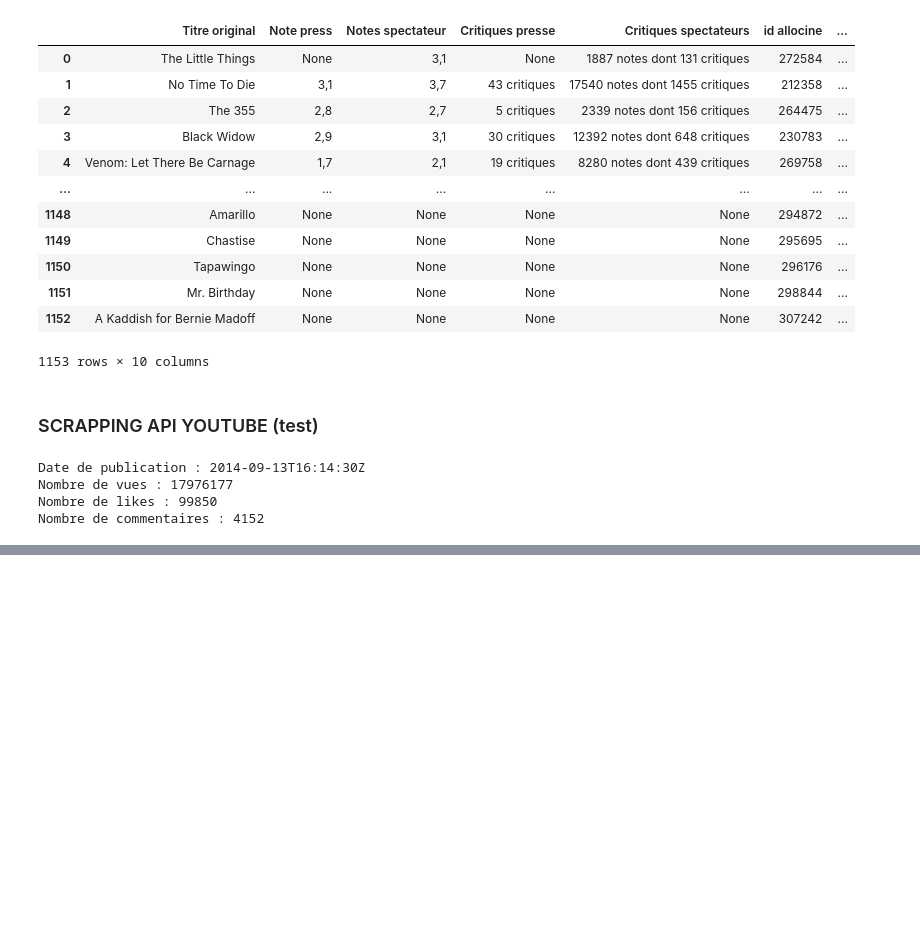
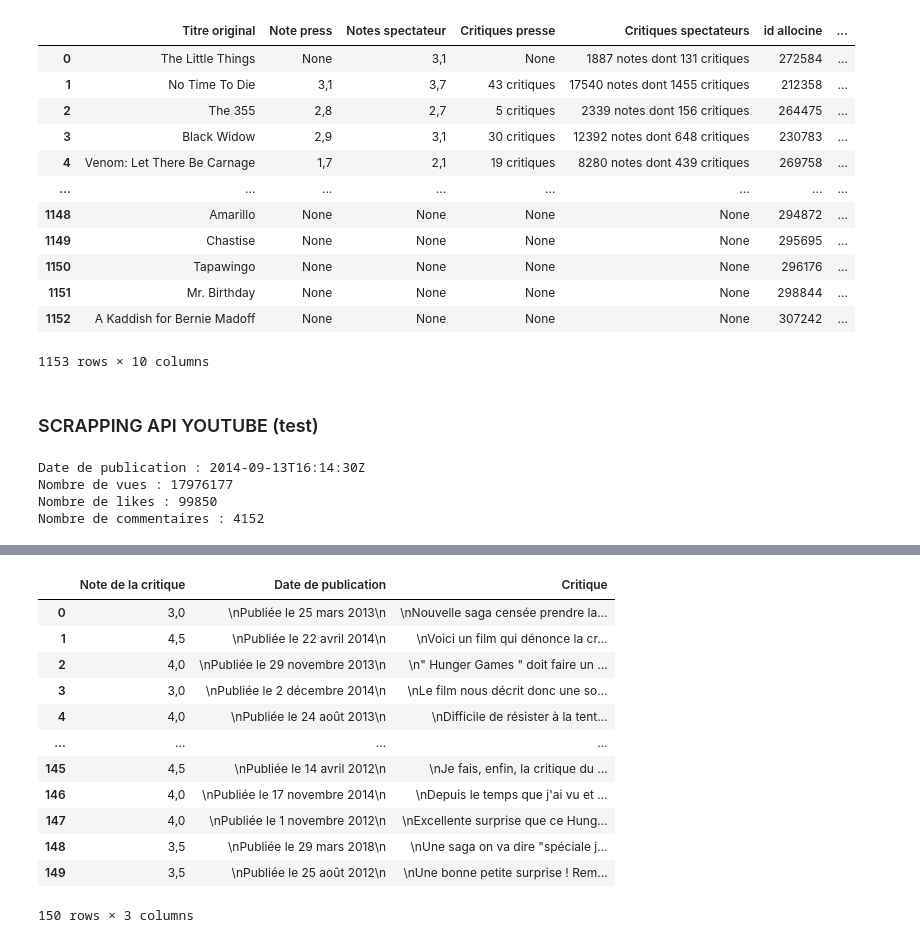
Before and after one commit to mass2330/python_ds_film, a Jupyter notebook: scraping_allocine.ipynb, the cells around one changed output, grey strips where cells are left out. Cells and saved outputs as stored; diff of their text form; code cells hidden in the pictures; blank space fills up the shorter version.

Commit message:
scrapping commentaire + debut nlp

```diff
--- a/scraping_allocine.ipynb
+++ b/scraping_allocine.ipynb
@@ -338,0 +337,41 @@ Note: you may need to restart the kernel to use updated packages.
+# %%
+%%time
+
+# Définir la base de l'URL
+base_url = "https://www.allocine.fr/film/fichefilm-145083/critiques/spectateurs/?page="
+
+url_critique_film = "https://www.allocine.fr/film/fichefilm-145083/critiques/spectateurs/?page=1"
+
+response_critique_film = requests.get(url_critique_film)
+bs_critique_film = bs(response_critique_film.text, "html.parser")
+
+#Liste ou on stock nos données
+data = []
+i=0
+nb_page=10
+# Boucle sur les pages
+for page in range(1, nb_page+1): ## Il y en a 646
+    url_page_critique = f"{base_url}{page}"
+
+    response_page_critique = requests.get(url_page_critique)
+
+    if response_page_ac.status_code == 200:
+        bs_page_critique = bs(response_page_critique.text, "html.parser")
+        films_page_critique = bs_page_critique.findAll("div", attrs={'class': "hred review-card cf"})
+
+        for critique in films_page_critique:
+            i+=1
+            try:
+
+                note_critique = critique.find('span', class_='stareval-note').text
+
+                date_publication = critique.find('span', class_='review-card-meta-date light').text
+                critique = critique.find('div', class_='content-txt review-card-content').text
+
+                data.append([note_critique, date_publication, critique])
+                print(i)
+            except Exception as e:
+                print(f"Une erreur s'est produite pour le commentaire {i} : {e}")
+
+# Créer un DataFrame avec les données collectées
+df_commentaire = pd.DataFrame(data, columns=["Note de la critique", "Date de publication", 'Critique'])
@@ -338,0 +396,16 @@ Note: you may need to restart the kernel to use updated packages.
+# %%
+df_commentaire
+# %% [output]
+|  | Note de la critique | Date de publication | Critique |
+| 0 | 3,0 | \nPubliée le 25 mars 2013\n | \nNouvelle saga censée prendre la... |
+| 1 | 4,5 | \nPubliée le 22 avril 2014\n | \nVoici un film qui dénonce la cr... |
+| 2 | 4,0 | \nPubliée le 29 novembre 2013\n | \n" Hunger Games " doit faire un ... |
+| 3 | 3,0 | \nPubliée le 2 décembre 2014\n | \nLe film nous décrit donc une so... |
+| 4 | 4,0 | \nPubliée le 24 août 2013\n | \nDifficile de résister à la tent... |
+| ... | ... | ... | ... |
+| 145 | 4,5 | \nPubliée le 14 avril 2012\n | \nJe fais, enfin, la critique du ... |
+| 146 | 4,0 | \nPubliée le 17 novembre 2014\n | \nDepuis le temps que j'ai vu et ... |
+| 147 | 4,0 | \nPubliée le 1 novembre 2012\n | \nExcellente surprise que ce Hung... |
+| 148 | 3,5 | \nPubliée le 29 mars 2018\n | \nUne saga on va dire "spéciale j... |
+| 149 | 3,5 | \nPubliée le 25 août 2012\n | \nUne bonne petite surprise ! Rem... |
+150 rows × 3 columns
```
Also changed, not shown: parts of 8 cells of this notebook.
